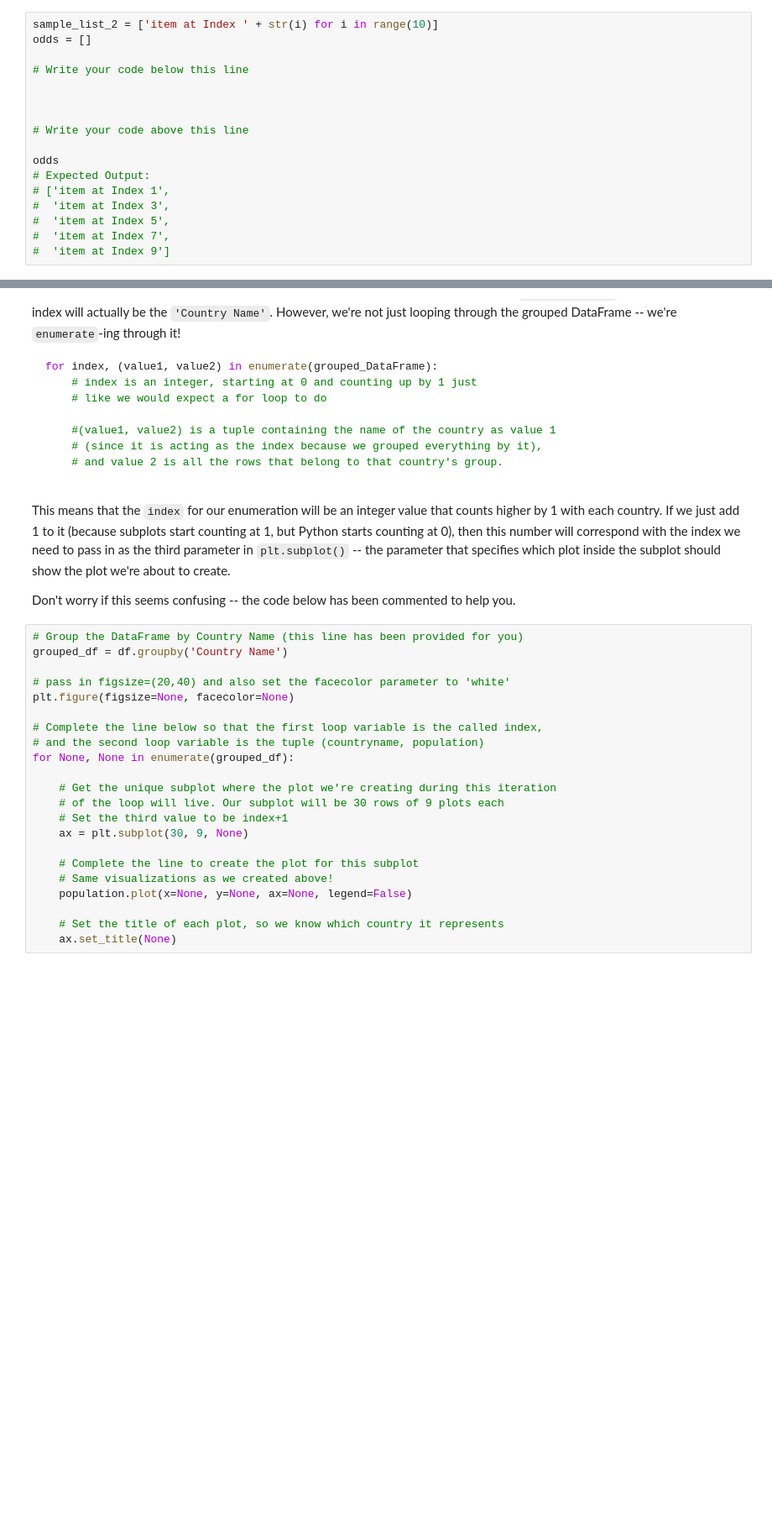
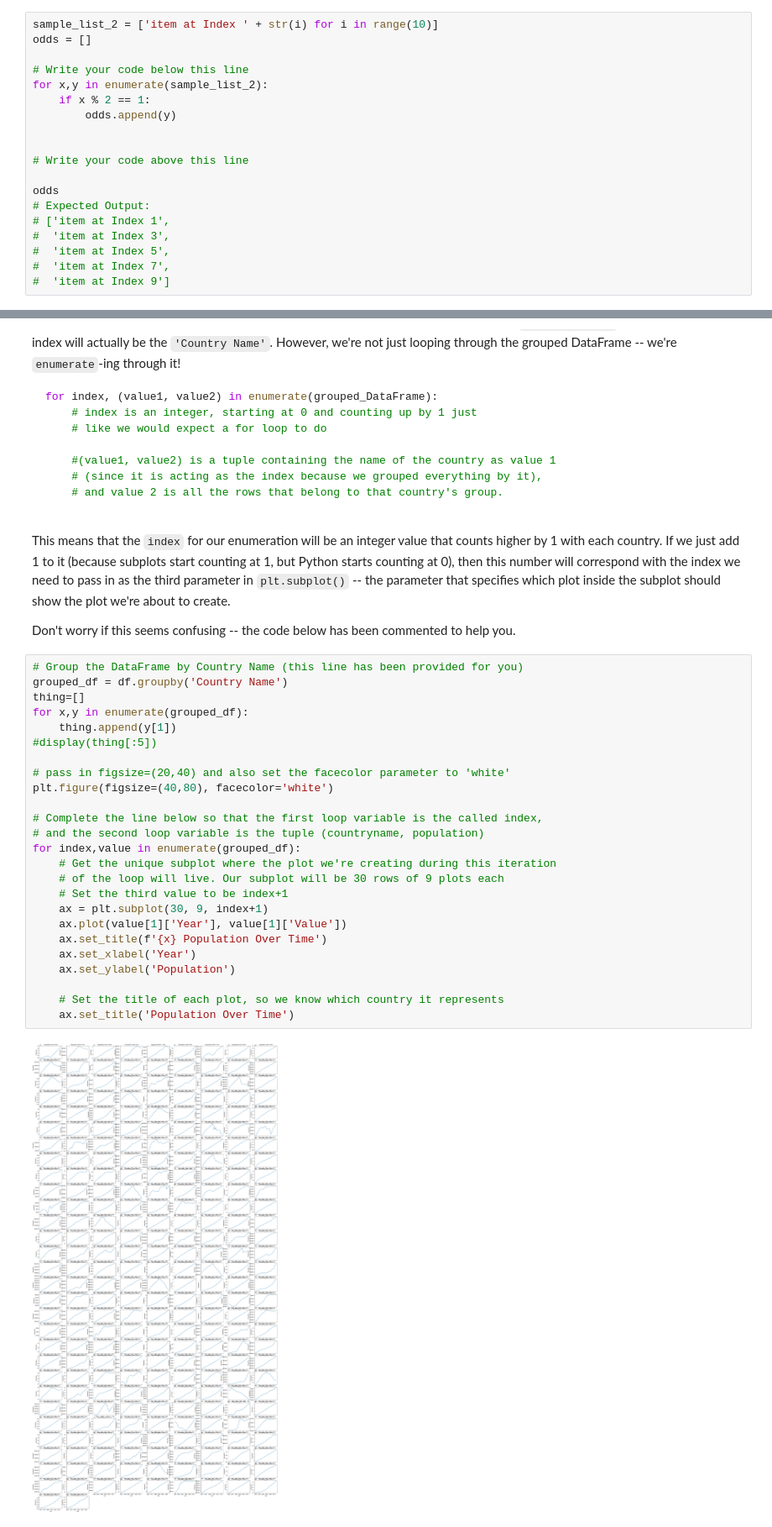
Before and after one commit to minthammock/dsc-subplots-and-enumeration-lab-onl01-dtsc-pt-041320, a Jupyter notebook: index.ipynb, the cells around one changed output, grey strips where cells are left out. Shown at 84% size. Drawn from its saved outputs; the diff is of its cells as text; blank space fills up the shorter version.

```diff
--- a/index.ipynb
+++ b/index.ipynb
@@ -192,7 +196,9 @@ sample_list_2 = ['item at Index ' + str(i) for i in range(10)]
 odds = []
 
 # Write your code below this line
-
+for x,y in enumerate(sample_list_2):
+    if x % 2 == 1:
+        odds.append(y)
 
 
 # Write your code above this line
@@ -232,25 +244,30 @@ Don't worry if this seems confusing -- the code below has been commented to help
 # %%
 # Group the DataFrame by Country Name (this line has been provided for you)
 grouped_df = df.groupby('Country Name')
+thing=[]
+for x,y in enumerate(grouped_df):
+    thing.append(y[1])
+#display(thing[:5])
 
 # pass in figsize=(20,40) and also set the facecolor parameter to 'white'
-plt.figure(figsize=None, facecolor=None)
+plt.figure(figsize=(40,80), facecolor='white')
 
 # Complete the line below so that the first loop variable is the called index,
 # and the second loop variable is the tuple (countryname, population)
-for None, None in enumerate(grouped_df):
-
+for index,value in enumerate(grouped_df):
     # Get the unique subplot where the plot we're creating during this iteration
     # of the loop will live. Our subplot will be 30 rows of 9 plots each
     # Set the third value to be index+1
-    ax = plt.subplot(30, 9, None)
-
-    # Complete the line to create the plot for this subplot
-    # Same visualizations as we created above!
-    population.plot(x=None, y=None, ax=None, legend=False)
+    ax = plt.subplot(30, 9, index+1)
+    ax.plot(value[1]['Year'], value[1]['Value'])
+    ax.set_title(f'{x} Population Over Time')
+    ax.set_xlabel('Year')
+    ax.set_ylabel('Population')
 
     # Set the title of each plot, so we know which country it represents
-    ax.set_title(None)
+    ax.set_title('Population Over Time')
+# %% [output]
+[figure, added]
 # %% [markdown]
 Great job! Being able to effectively create subplots with `matplotlib` is a solid data visualization skill to have -- and using `enumerate()` makes our code that much simpler!
 
```
Also changed, not shown: parts of 3 cells of this notebook.
